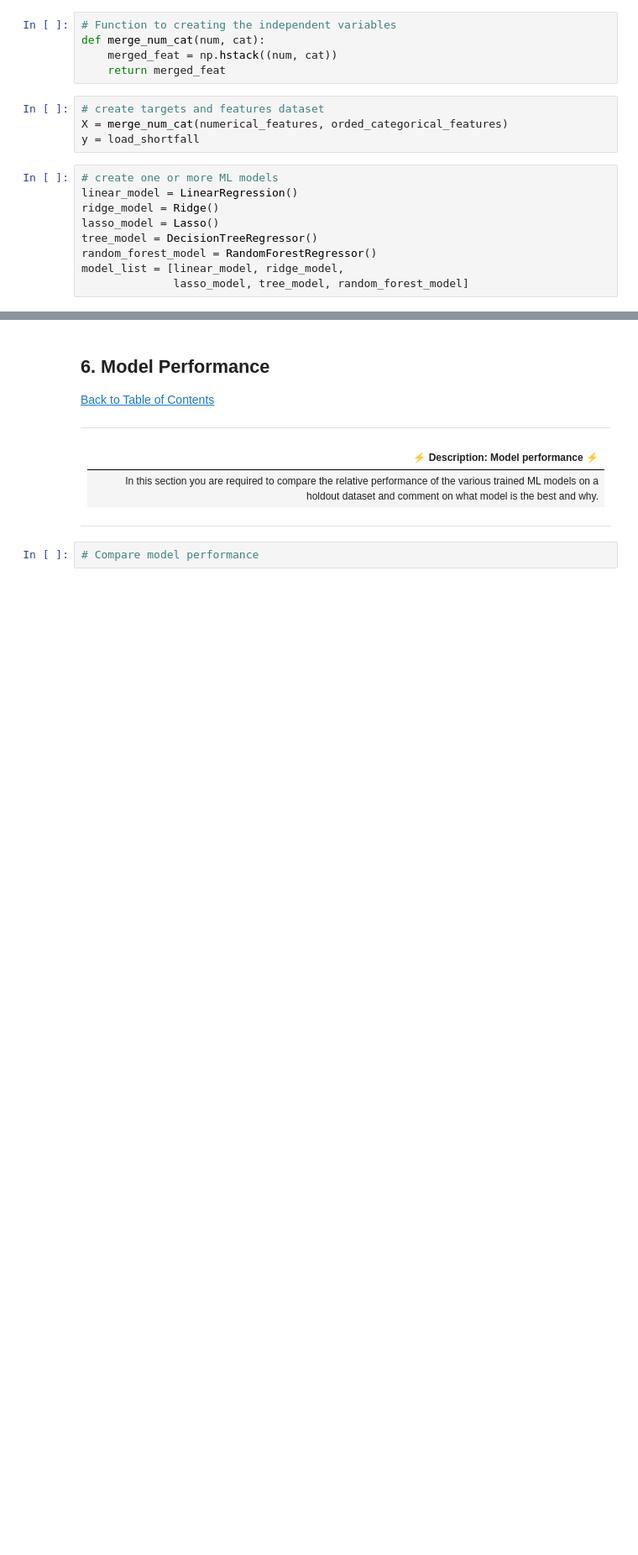
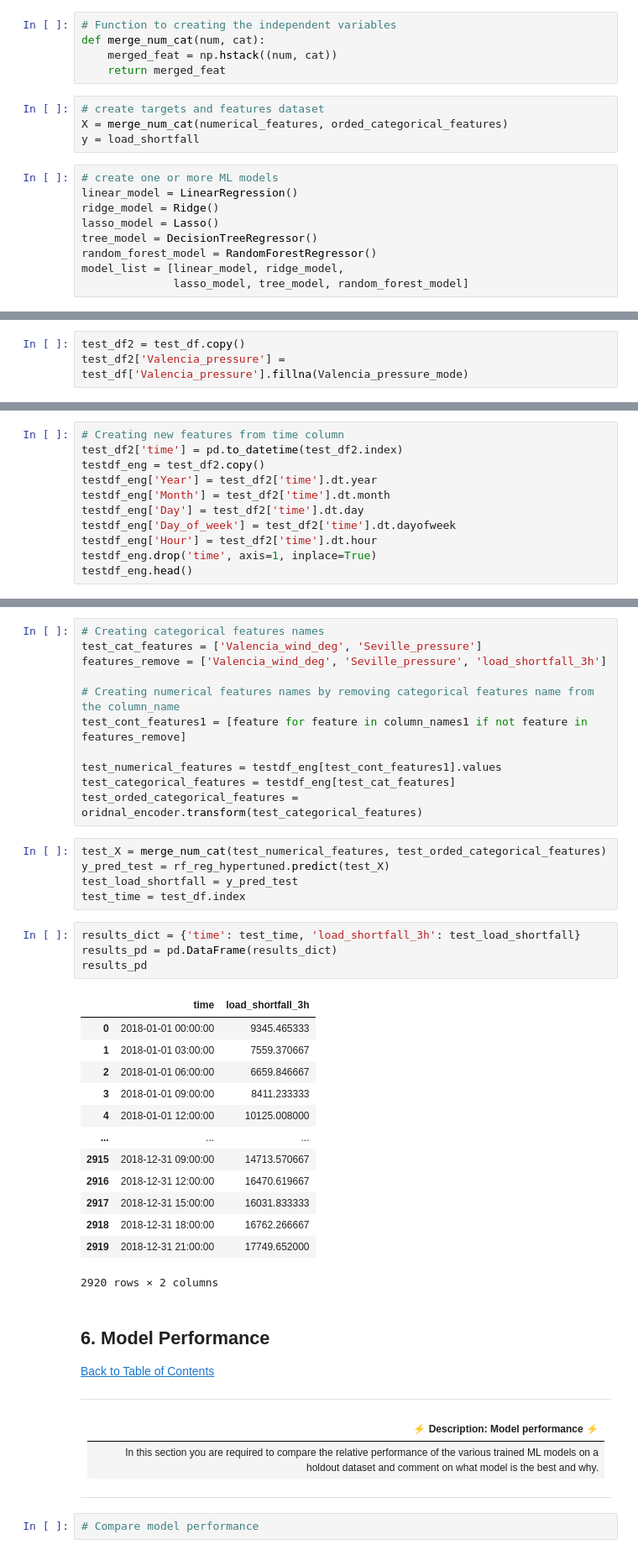
Before and after one commit to ObengKojo23/Team_nm1_WakandaAfrica, a Jupyter notebook: starter-notebook.ipynb, the cells around one changed output, grey strips where cells are left out. Shown at 84% size. Drawn from its saved outputs; the diff is of its cells as text; blank space fills up the shorter version.

```diff
--- a/starter-notebook.ipynb
+++ b/starter-notebook.ipynb
@@ -634,0 +701,3 @@ RMS
+# %%
+test_df2 = test_df.copy()
+test_df2['Valencia_pressure'] = test_df['Valencia_pressure'].fillna(Valencia_pressure_mode)
@@ -634,0 +724,11 @@ RMS
+# %%
+# Creating new features from time column
+test_df2['time'] = pd.to_datetime(test_df2.index)
+testdf_eng = test_df2.copy()
+testdf_eng['Year'] = test_df2['time'].dt.year
+testdf_eng['Month'] = test_df2['time'].dt.month
+testdf_eng['Day'] = test_df2['time'].dt.day
+testdf_eng['Day_of_week'] = test_df2['time'].dt.dayofweek
+testdf_eng['Hour'] = test_df2['time'].dt.hour
+testdf_eng.drop('time', axis=1, inplace=True)
+testdf_eng.head()
@@ -635,3 +743,37 @@ RMS
+# %%
+# Creating categorical features names
+test_cat_features = ['Valencia_wind_deg', 'Seville_pressure']
+features_remove = ['Valencia_wind_deg', 'Seville_pressure', 'load_shortfall_3h']
+
+# Creating numerical features names by removing categorical features name from the column_name
+test_cont_features1 = [feature for feature in column_names1 if not feature in features_remove]
+
+test_numerical_features = testdf_eng[test_cont_features1].values
+test_categorical_features = testdf_eng[test_cat_features]
+test_orded_categorical_features = oridnal_encoder.transform(test_categorical_features)
+# %%
+test_X = merge_num_cat(test_numerical_features, test_orded_categorical_features)
+y_pred_test = rf_reg_hypertuned.predict(test_X)
+test_load_shortfall = y_pred_test
+test_time = test_df.index
+# %%
+results_dict = {'time': test_time, 'load_shortfall_3h': test_load_shortfall}
+results_pd = pd.DataFrame(results_dict)
+results_pd
+# %% [output]
+|  | time | load_shortfall_3h |
+| 0 | 2018-01-01 00:00:00 | 9345.465333 |
+| 1 | 2018-01-01 03:00:00 | 7559.370667 |
+| 2 | 2018-01-01 06:00:00 | 6659.846667 |
+| 3 | 2018-01-01 09:00:00 | 8411.233333 |
+| 4 | 2018-01-01 12:00:00 | 10125.008000 |
+| ... | ... | ... |
+| 2915 | 2018-12-31 09:00:00 | 14713.570667 |
+| 2916 | 2018-12-31 12:00:00 | 16470.619667 |
+| 2917 | 2018-12-31 15:00:00 | 16031.833333 |
+| 2918 | 2018-12-31 18:00:00 | 16762.266667 |
+| 2919 | 2018-12-31 21:00:00 | 17749.652000 |
+2920 rows × 2 columns
 # %% [markdown]
 <a id="six"></a>
 ## 6. Model Performance
```
Also changed, not shown: parts of 15 cells of this notebook.
